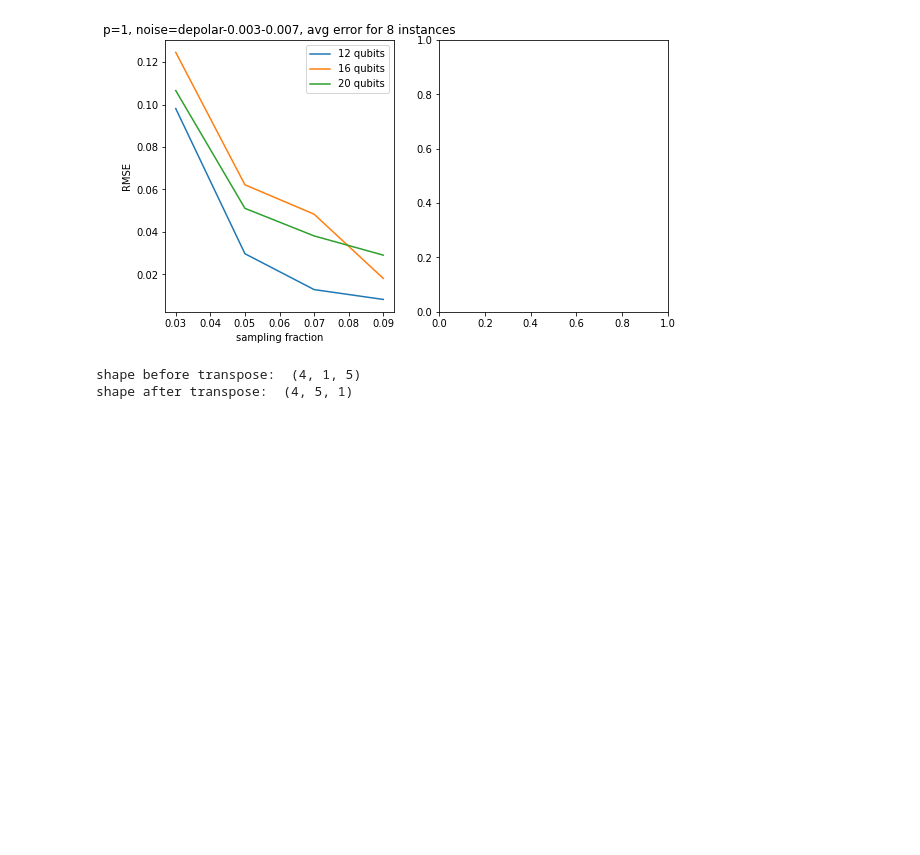
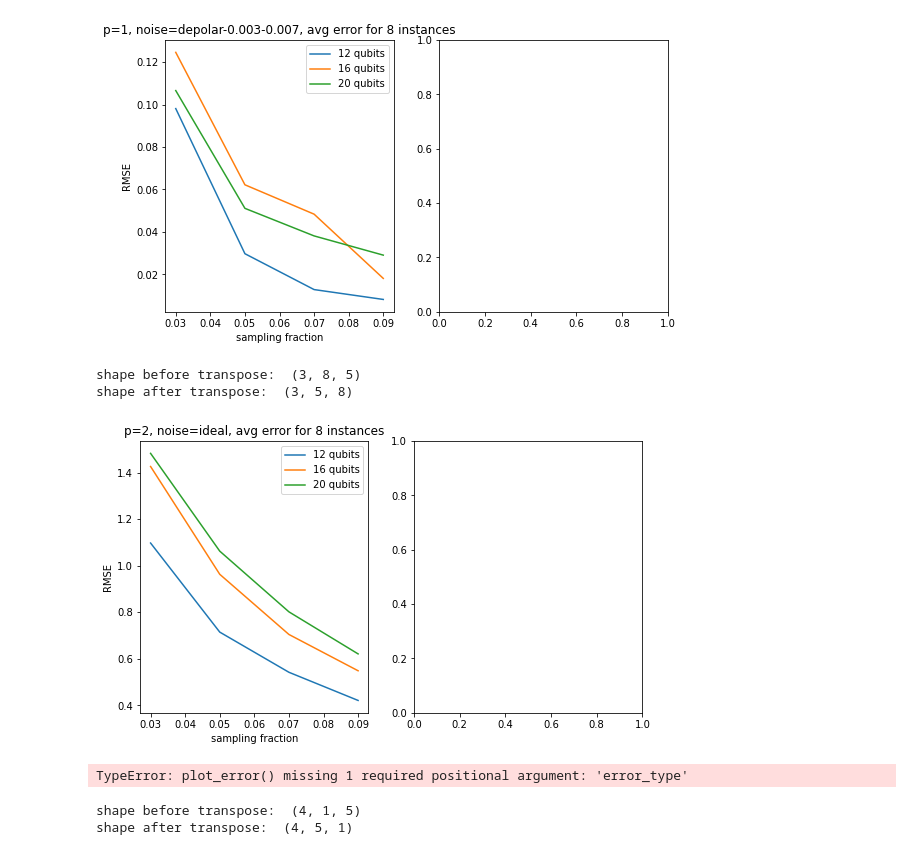
Before and after one commit to kunliu7/oscar, a Jupyter notebook: vis_figs_section4_recon_error.ipynb, the cells around one changed output. Drawn from its saved outputs; the diff is of its cells as text; code cells hidden in the pictures; blank space fills up the shorter version.

Commit message:
feat: recon error section 4 C OK

```diff
--- a/vis_figs_section4_recon_error.ipynb
+++ b/vis_figs_section4_recon_error.ipynb
@@ -124,6 +124,12 @@ def vis_maxcut(p: int, noise: str, error_type: str):
         )
         nq_range = [12, 16, 20]
         inst_range = list(range(8))
+    elif p == 2 and noise == 'ideal':
+        recon_error_data = np.load(
+            "figs/grid_search_recon/maxcut/sv-ideal-p=2/recon_error_ns=[16, 20, 24]-seeds=[0, 1, 2, 3, 4, 5, 6, 7]-sfs=[0.01 0.03 0.05 0.07 0.09].npz"
+            , allow_pickle=True)
+        nq_range = [12, 16, 20]
+        inst_range = list(range(8))
     else:
         raise ValueError()
 
@@ -168,7 +174,11 @@ shape after transpose:  (3, 5, 8)
 # %%
 
 # Sec4C, ideal, p=2
-plot_error(p=2, noise="ideal", error_type="MSE")
+vis_maxcut(p=2, noise="ideal", error_type="MSE")
+# %% [output]
+shape before transpose:  (3, 8, 5)
+shape after transpose:  (3, 5, 8)
+[figure, added]
 # %%
 
 # Sec4D, noise-2, p=2
@@ -250,6 +260,8 @@ def vis_maxcut(p: int, noise: str, error_type: str):
 
 plot_error("depolar-0.001-0.005", "MSE")
 plot_error("depolar-0.003-0.007", "COS")
+# %% [output]
+TypeError: plot_error() missing 1 required positional argument: 'error_type'
 # %%
 # ideal, recon error
 
```
